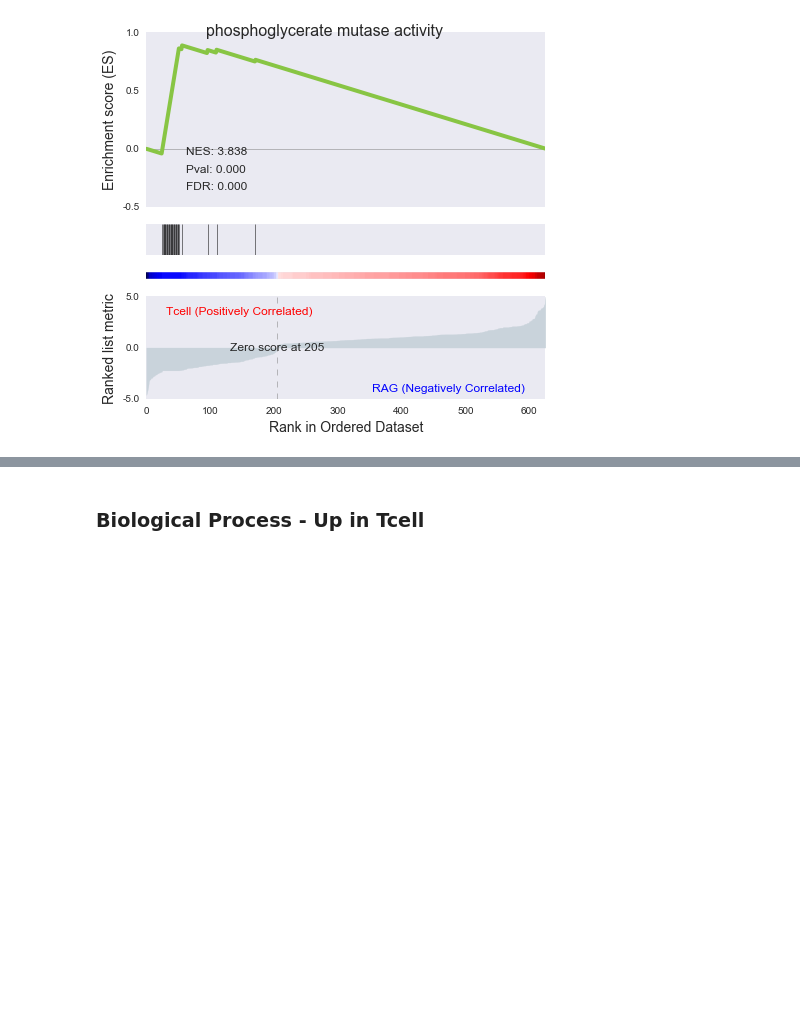
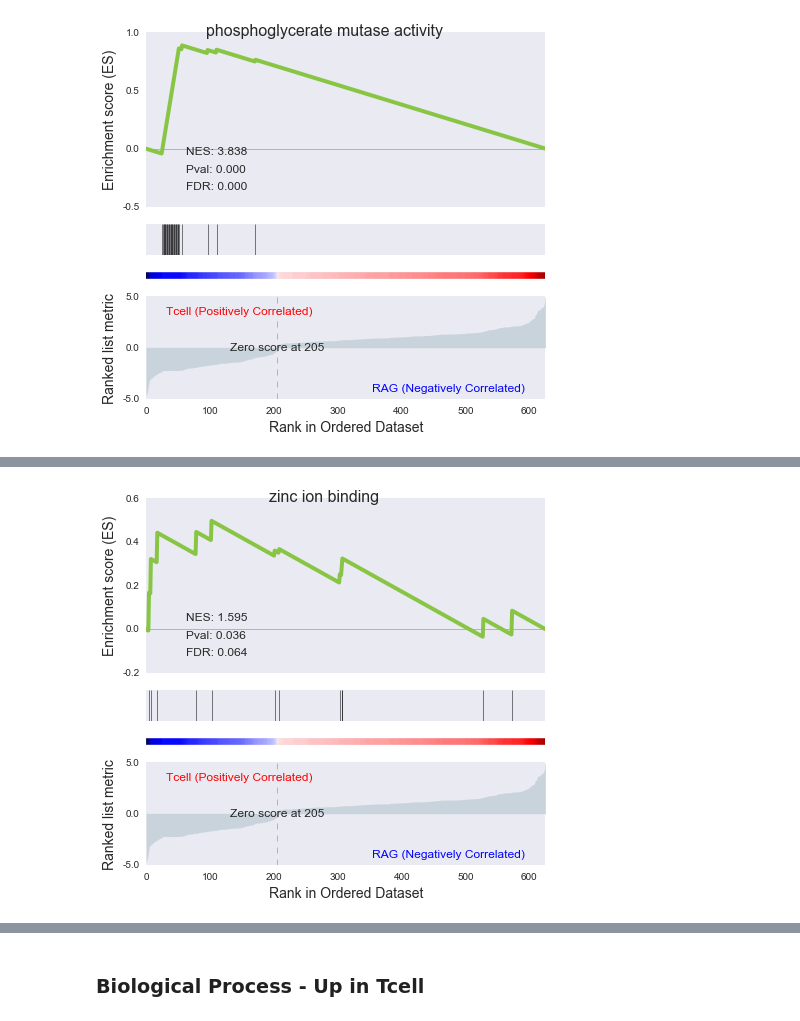
Before and after one commit to mmayers12/n15_mice, a Jupyter notebook: ipynbs/08-GSEA-Algorithm.ipynb, the cells around one changed output, grey strips where cells are left out. Saved outputs shown, nothing was run; the diff lists cells and outputs as text; code cells hidden in the pictures; blank space fills up the shorter version.

```diff
--- a/ipynbs/08-GSEA-Algorithm.ipynb
+++ b/ipynbs/08-GSEA-Algorithm.ipynb
@@ -240,0 +246,5 @@ plot_gsea_result(mf_un_res.iloc[0], unen_rank)
+# %%
+sns.set_style('dark')
+plot_gsea_result(mf_un_res.loc['GO:0008270'], unen_rank)
+# %% [output]
+[figure, added]
```
Also changed, not shown: parts of 13 cells of this notebook, 7 other files.
